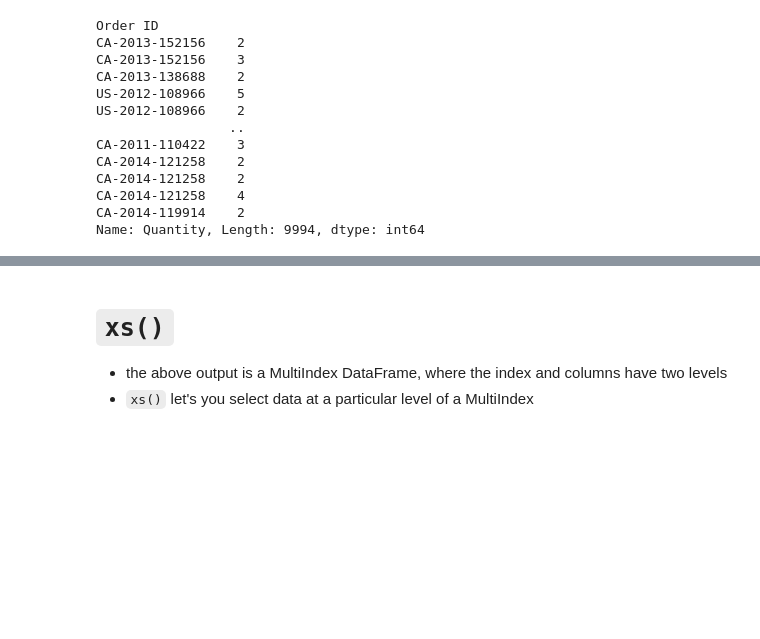
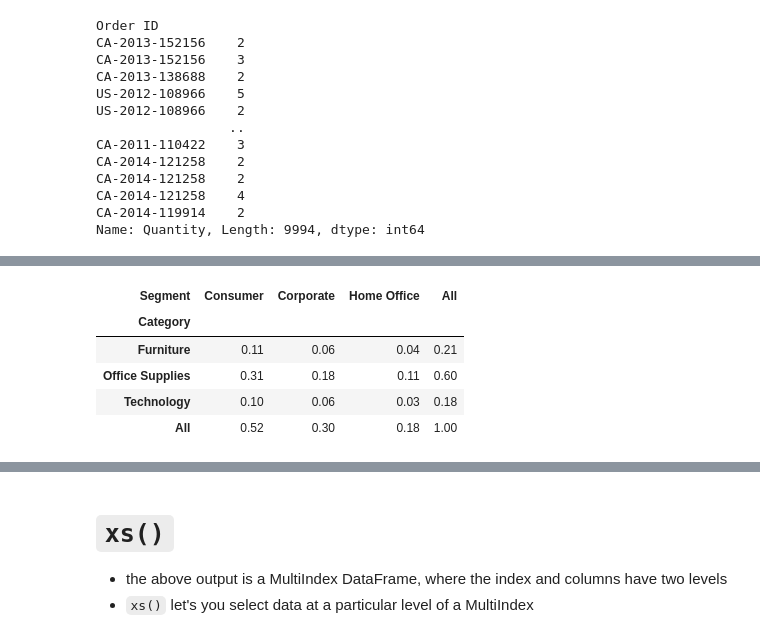
Before and after one commit to MaCoZu/Python, a Jupyter notebook: NOTEBOOKS/pandas/00_data_analysis_in_pandas.ipynb, the cells around one changed output, grey strips where cells are left out. Cells and saved outputs as stored; diff of their text form; code cells hidden in the pictures; blank space fills up the shorter version.

```diff
--- a/NOTEBOOKS/pandas/00_data_analysis_in_pandas.ipynb
+++ b/NOTEBOOKS/pandas/00_data_analysis_in_pandas.ipynb
@@ -146,0 +182,10 @@ df.groupby(["Region", "Category"]).agg({
+# %%
+df_clean = df.reset_index(drop=True)
+pd.crosstab(index=df_clean['Category'],  columns=df_clean['Segment'], normalize=True , margins=True).round(2)
+# %% [output]
+| Segment | Consumer | Corporate | Home Office | All |
+| Category |  |  |  |  |
+| Furniture | 0.11 | 0.06 | 0.04 | 0.21 |
+| Office Supplies | 0.31 | 0.18 | 0.11 | 0.60 |
+| Technology | 0.10 | 0.06 | 0.03 | 0.18 |
+| All | 0.52 | 0.30 | 0.18 | 1.00 |
```
Also changed, not shown: parts of 34 cells of this notebook, 4 other files.
